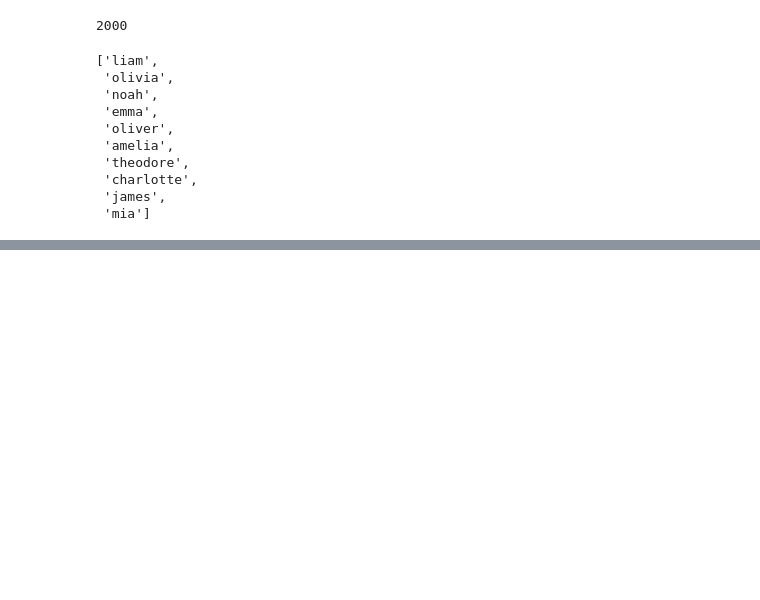
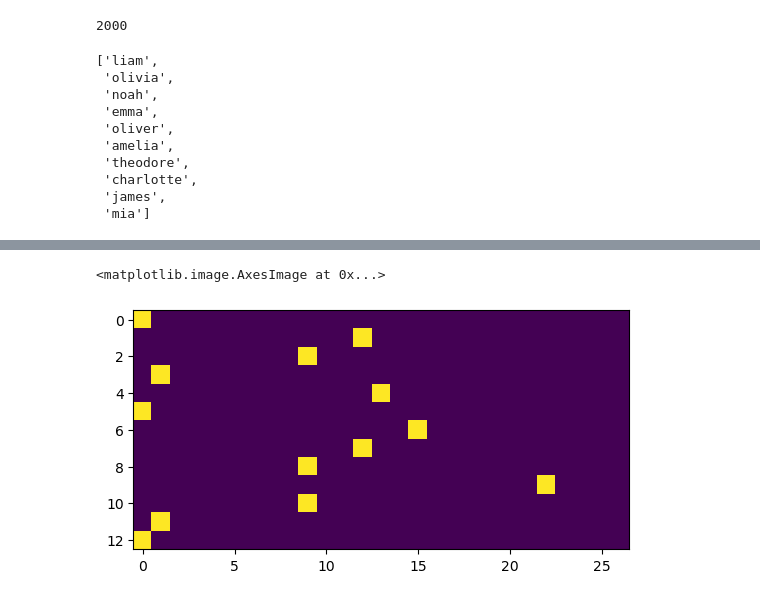
Before and after one commit to ousbots/ml_demos, a Jupyter notebook: neural_net.ipynb, the cells around one changed output, grey strips where cells are left out. Drawn from its saved outputs; the diff is of its cells as text; code cells hidden in the pictures; blank space fills up the shorter version.

Commit message:
feat: basic neural network

```diff
--- a/neural_net.ipynb
+++ b/neural_net.ipynb
@@ -90,2 +89,26 @@ a
 # %%
 # That's not much better than nonsense, so let's try a simple neural network.
+
+# For a neural network, we need to divide our data into two sets for training, a list of inputs and a list of outputs.
+input_indices, output_indices = [], []
+
+# Create combinations of input letter + next letter and count the occurances.
+for word in words:
+    chars = ["."] + list(word) + ["."]
+    # Loop over two lists, the characters and the characters offset by one (i.e. input -> target).
+    for input_letter, output_letter in zip(chars, chars[1:]):
+        input_indices.append(stoi[input_letter])
+        output_indices.append(stoi[output_letter])
+
+# Convert the lists to tensors for processing
+inputs = torch.tensor(input_indices)
+outputs = torch.tensor(output_indices)
+# %%
+# The inputs will be fed into the neural network with "one-hot" encodings, which just means each input letter is expanded
+# to a tensor the length of the vocabulary that is all zeros with the letter index set to one, i.e. the tensor is hot or
+# activated on the input letter. As an example, the following plot shows "liam" and "olivia" encoded as one-hots.
+encoded = torchf.one_hot(inputs[:13], num_classes=27).float()
+plot.imshow(encoded)
+# %% [output]
+<matplotlib.image.AxesImage at 0x...>
+[figure, added]
```
Also changed, not shown: parts of 8 cells of this notebook.
